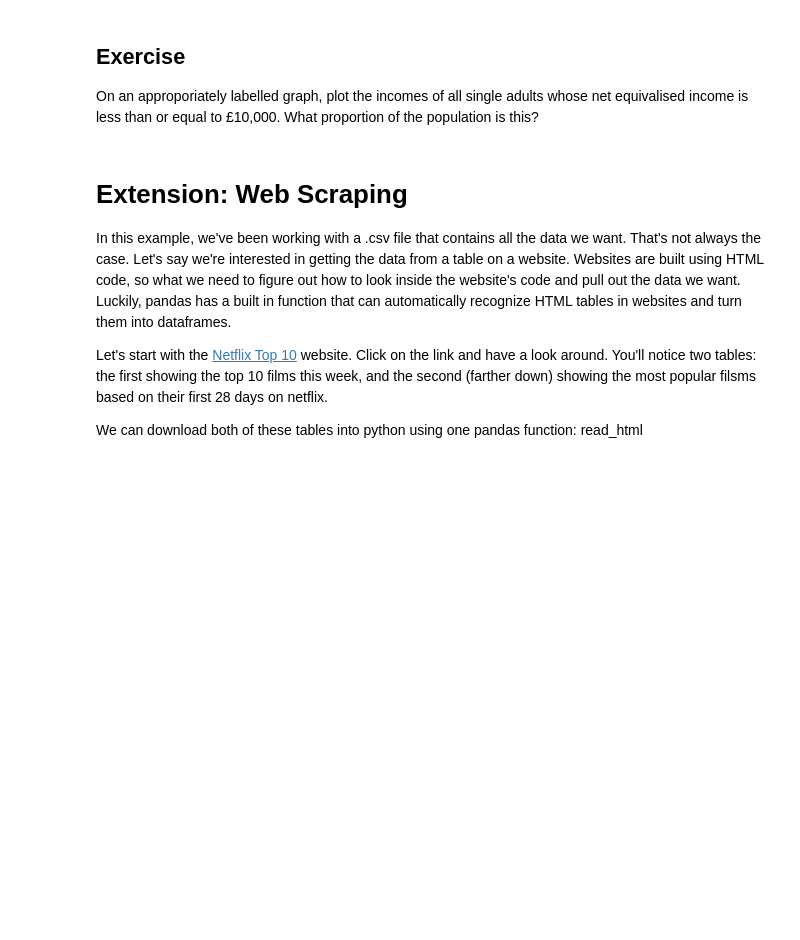
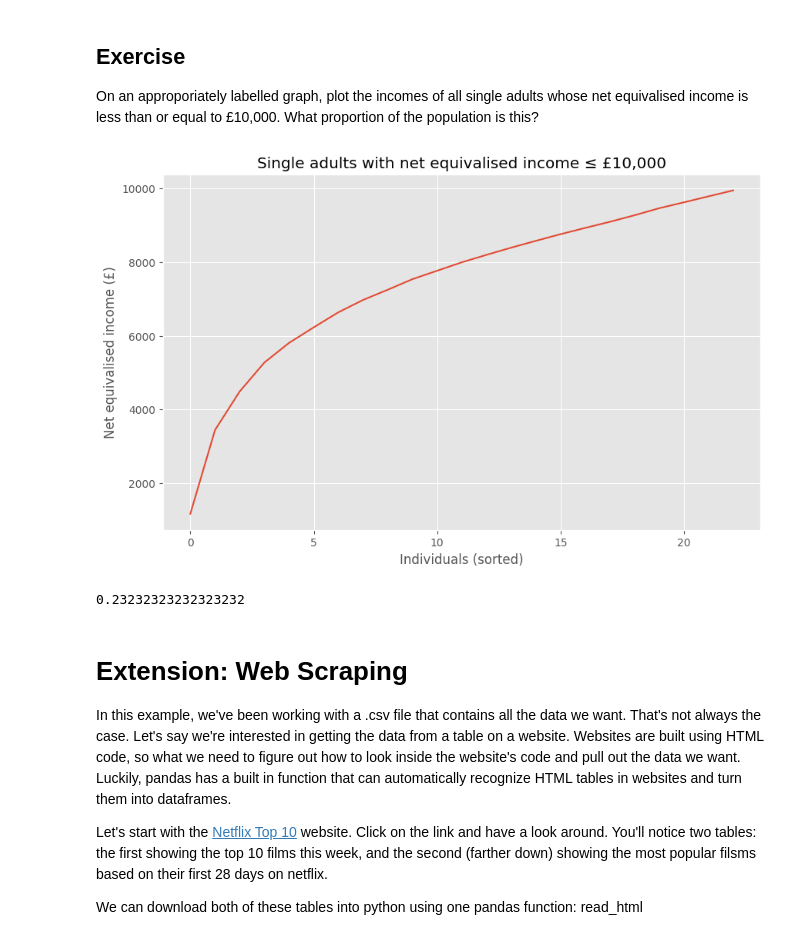
Before and after one commit to royying3011-lang/QM2, a Jupyter notebook: notebooks/W02. Pandas.ipynb, the cells around one changed output. Cells and saved outputs as stored; diff of their text form; code cells hidden in the pictures; blank space fills up the shorter version.

```diff
--- a/notebooks/W02. Pandas.ipynb
+++ b/notebooks/W02. Pandas.ipynb
@@ -345,6 +440,30 @@ We won't dwell on comparative operative, here we've used ">" to mean "is greater
 # %% [markdown]
 ## Exercise
 On an approporiately labelled graph, plot the incomes of all single adults whose net equivalised income is less than or equal to £10,000. What proportion of the population is this?
+# %%
+import pandas as pd
+import matplotlib.pyplot as plt
+%matplotlib inline
+plt.style.use("ggplot")
+income = pd.read_csv("data/wk2/incomes.csv", index_col=0)
+col_single = "Single adult"
+income[col_single] = (
+    income[col_single]
+    .str.replace(",", "", regex=False)
+    .astype(float)
+)
+low_income = income[income[col_single] <= 10000][col_single]
+proportion = len(low_income) / len(income[col_single])
+plt.figure(figsize=(10, 6))
+low_income.sort_values().reset_index(drop=True).plot()
+plt.xlabel("Individuals (sorted)")
+plt.ylabel("Net equivalised income (£)")
+plt.title("Single adults with net equivalised income ≤ £10,000")
+plt.show()
+proportion
+# %% [output]
+[figure, added]
+0.23232323232323232
 # %% [markdown]
 # Extension: Web Scraping
 
```
Also changed, not shown: parts of 6 cells of this notebook.
